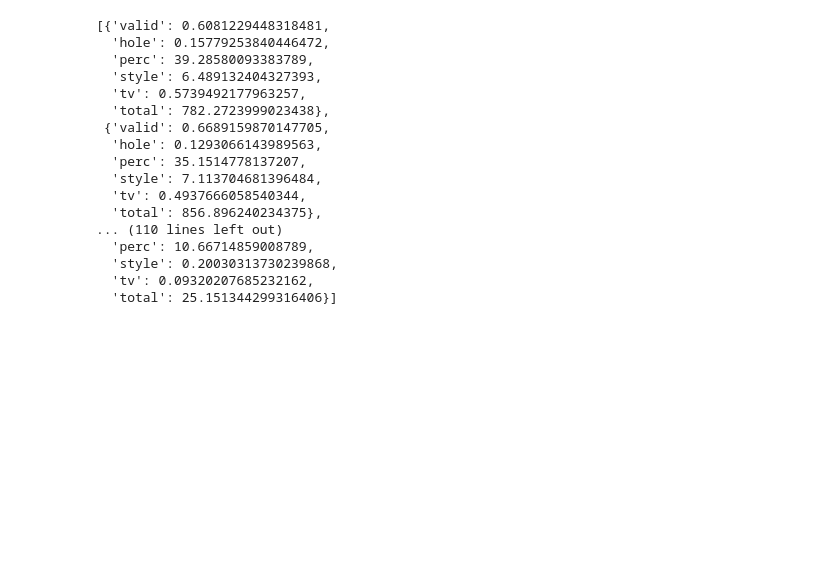
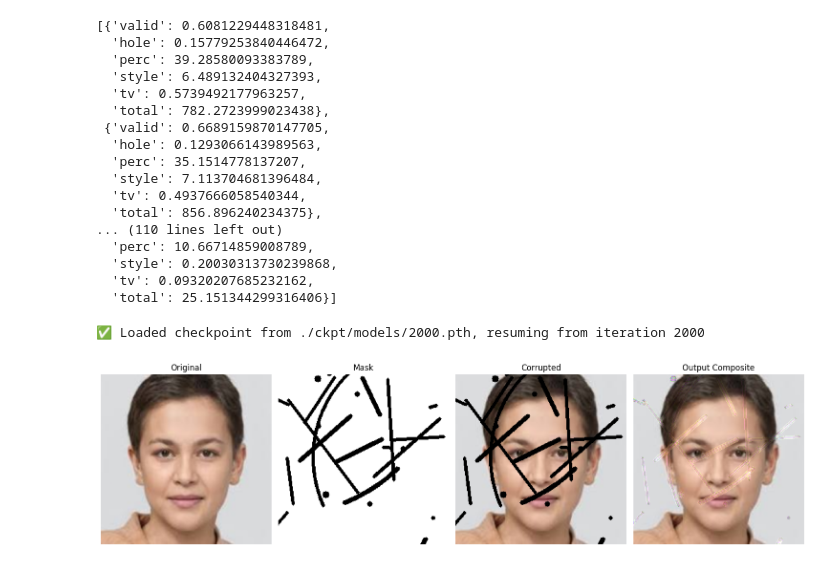
Before and after one commit to gkonethree/Image-Inpainting, a Jupyter notebook: main.ipynb, the cells around one changed output. Saved outputs shown, nothing was run; the diff lists cells and outputs as text; code cells hidden in the pictures; blank space fills up the shorter version.

Commit message:
Trained model updated --path=./ckpt/models/2000.pth

```diff
--- a/main.ipynb
+++ b/main.ipynb
@@ -165,7 +165,7 @@ losses
   'tv': 0.09320207685232162,
   'total': 25.151344299316406}]
 # %%
-start_iter = last_saved_model
+start_iter = 2000
 
 ckpt_dir = "./ckpt/models"
 ckpt_path = os.path.join(ckpt_dir, f"{start_iter}.pth")
@@ -178,15 +178,17 @@ except FileNotFoundError:
     print("❌ No checkpoint found. Starting training from scratch.")
     n_iter = 0
 
-start_iter = n_iter
-trainer = Trainer(start_iter, config, device, model, dataset_train,
-                    dataset_val, criterion, optimizer)
-trainer.iterate()
+# start_iter = n_iter
+# trainer = Trainer(start_iter, config, device, model, dataset_train,
+#                     dataset_val, criterion, optimizer)
+# trainer.iterate()
+# %% [output]
+✅ Loaded checkpoint from ./ckpt/models/2000.pth, resuming from iteration 2000
 # %%
 import torchvision.transforms as T
 
 # Load image
-img = Image.open('/content/drive/MyDrive/Image Inpainting MIC/data_new/train/06000.jpg').convert('RGB')
+img = Image.open('sample.jpg').convert('RGB')
 
 # Transform: resize & tensor conversion
 transform = T.Compose([
@@ -197,48 +199,60 @@ input_tensor = transform(img).unsqueeze(0).to(device)  # shape: [1, 3, 256, 256]
 
 # Generate a random irregular mask
 def random_mask(size=(256, 256), hole_size=(50, 100)):
-    mask = torch.ones(1, 1, *size)
-    num_holes = random.randint(1, 5)
-    for _ in range(num_holes):
-        h, w = random.randint(*hole_size), random.randint(*hole_size)
-        y = random.randint(0, size[0] - h)
-        x = random.randint(0, size[1] - w)
-        mask[:, :, y:y + h, x:x + w] = 0
-    return mask
+    mask_gen = MaskGenerator(*size)
+    mask_np = mask_gen._generate_mask()  # shape: (256, 256, 3), values in {0,1}
 
-mask_tensor = random_mask().to(device)  # shape: [1, 1, 256, 256]
-mask_tensor = mask_tensor.expand_as(input_tensor)  # shape: [1, 3, 256, 256]
+    # Convert to grayscale (if needed)
+    mask_gray = mask_np[:, :, 0]  # Since R=G=B
+
+    # Invert mask: 1 means keep, 0 means hole
+    mask_tensor = torch.from_numpy(mask_gray).float()  # [256, 256]
+    mask_tensor = mask_tensor.unsqueeze(0).unsqueeze(0)  # [1, 1, 256, 256]
+
+    # If input_tensor has 3 channels, expand to [1, 3, 256, 256]
+    mask_tensor = mask_tensor.expand(1, 3, *size)
+    return mask_tensor.to(device)
+
+
+mask_tensor = random_mask()  # shape: [1, 1, 256, 256]
+# mask_tensor = mask_tensor.expand_as(input_tensor)  # shape: [1, 3, 256, 256]
 
 # Apply mask
 corrupted_tensor = input_tensor * mask_tensor  # zero out masked regions
 
 # Run model inference
 model.eval()
 with torch.no_grad():
     output_tensor, _ = model(corrupted_tensor, mask_tensor)
 
 # Composite: paste prediction into masked region
 output_comp = mask_tensor * input_tensor + (1 - mask_tensor) * output_tensor
 
 # Visualize
 def imshow_tensor(tensor, title):
-    img = tensor.squeeze(0).permute(1, 2, 0).cpu().numpy()
+    img = tensor.squeeze(0).permute(1, 2, 0).detach().cpu().numpy()
     img = np.clip(img, 0, 1)
-    plt.imshow(img)
+    if img.shape[2] == 1:
+        img = img[:, :, 0]
+        plt.imshow(img, cmap='gray')
+    else:
+        plt.imshow(img)
     plt.title(title)
     plt.axis('off')
 
 plt.figure(figsize=(15, 5))
 plt.subplot(1, 4, 1)
 imshow_tensor(input_tensor, "Original")
 
 plt.subplot(1, 4, 2)
 imshow_tensor(mask_tensor, "Mask")
 
 plt.subplot(1, 4, 3)
 imshow_tensor(corrupted_tensor, "Corrupted")
 
 plt.subplot(1, 4, 4)
 imshow_tensor(output_comp, "Output Composite")
 plt.tight_layout()
 plt.show()
+# %% [output]
+[figure, added]
```
Also changed, not shown: 4 other files.
